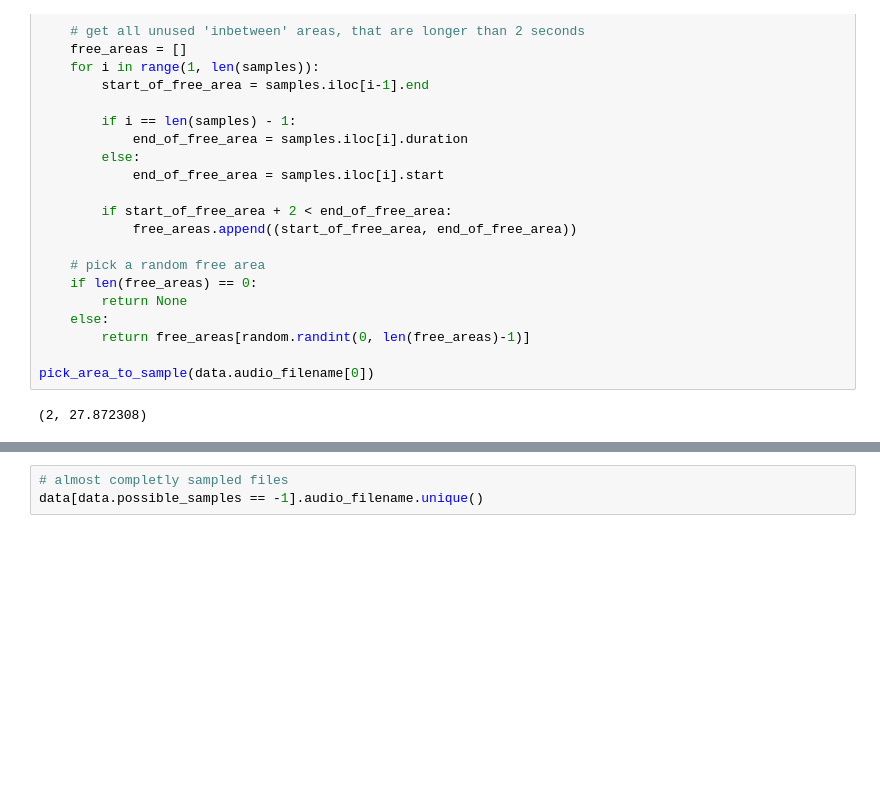
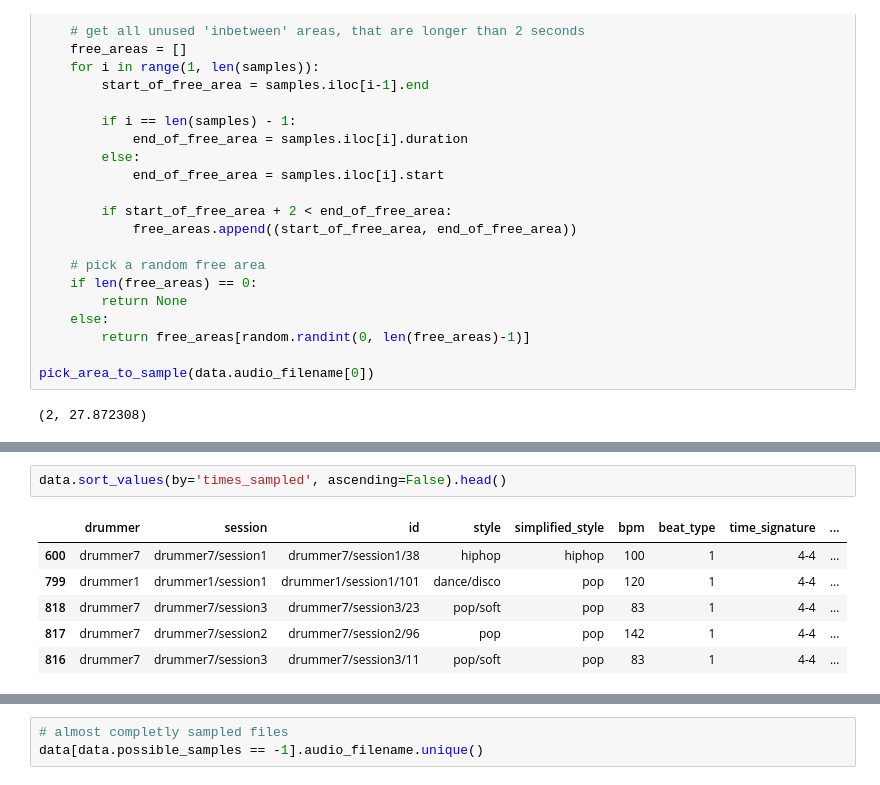
Before and after one commit to Knerten0815/GrooveLens, a Jupyter notebook: Notebooks/label_balancing.ipynb, the cells around one changed output, grey strips where cells are left out. Drawn from its saved outputs; the diff is of its cells as text; blank space fills up the shorter version.

```diff
--- a/Notebooks/label_balancing.ipynb
+++ b/Notebooks/label_balancing.ipynb
@@ -141,3 +176,12 @@ for style in data.simplified_style.unique():
+# %%
+data.sort_values(by='times_sampled', ascending=False).head()
+# %% [output]
+|  | drummer | session | id | style | simplified_style | bpm | beat_type | time_signature | ... |
+| 600 | drummer7 | drummer7/session1 | drummer7/session1/38 | hiphop | hiphop | 100 | 1 | 4-4 | ... |
+| 799 | drummer1 | drummer1/session1 | drummer1/session1/101 | dance/disco | pop | 120 | 1 | 4-4 | ... |
+| 818 | drummer7 | drummer7/session3 | drummer7/session3/23 | pop/soft | pop | 83 | 1 | 4-4 | ... |
+| 817 | drummer7 | drummer7/session2 | drummer7/session2/96 | pop | pop | 142 | 1 | 4-4 | ... |
+| 816 | drummer7 | drummer7/session3 | drummer7/session3/11 | pop/soft | pop | 83 | 1 | 4-4 | ... |
 # %%
 print(data.simplified_style.value_counts())
 # %% [output]
```
Also changed, not shown: parts of 7 cells of this notebook, 1 other file.
